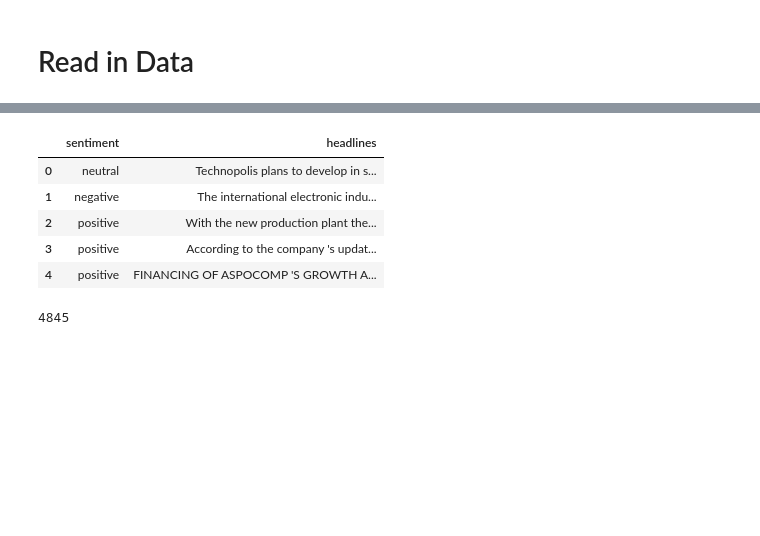
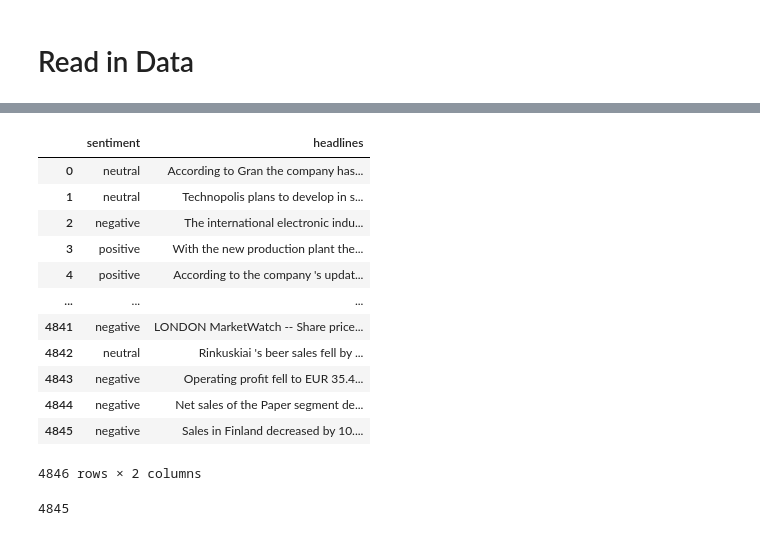
Before and after one commit to zarbin/UTA_Project-4, a Jupyter notebook: Production/NLP_financial_news.ipynb, the cells around one changed output, grey strips where cells are left out. Cells and saved outputs as stored; diff of their text form; code cells hidden in the pictures; blank space fills up the shorter version.

Commit message:
Altered NLP script so that it pulls data from the db rather than from the csv

```diff
--- a/Production/NLP_financial_news.ipynb
+++ b/Production/NLP_financial_news.ipynb
@@ -33,20 +33,17 @@ ps = nltk.PorterStemmer()
 # %%
 # Create a connection to the SQLite database
 database = "market_data.db"
-conn = create_connection(database)
+conn = sqlite3.connect(database)
 
 # Check if the connection is successful
 if conn is not None:
     # Read the data from the SQLite database into a Pandas DataFrame
-    data_news = pd.read_sql_query("SELECT * FROM Financial_News_Data_NLP", conn)
+    data = pd.read_sql_query("SELECT * FROM Financial_News_Data_NLP", conn)
 
     # Close the connection to the SQLite database
     conn.close()
 
-    # Display the first few rows of the DataFrame
-    print(data_news.head())
 else:
     print("Error! Cannot create the database connection.")
 
-# Dataframe preview
-print(data_news.head())
+data.head()
@@ -53,14 +57,28 @@ print(data_news.head())
-# %%
-data_news = pd.read_csv("Financial_News_Data_NLP.csv", encoding = "ISO-8859-1")
-data_news.columns = ["sentiment", "headlines"]
-data_news.head()
-# %% [output]
-|  | sentiment | headlines |
-| 0 | neutral | Technopolis plans to develop in s... |
-| 1 | negative | The international electronic indu... |
-| 2 | positive | With the new production plant the... |
-| 3 | positive | According to the company 's updat... |
-| 4 | positive | FINANCING OF ASPOCOMP 'S GROWTH A... |
+# %%
+# Grab the first row that is currently the header
+# Change the name of the headers
+# Add the first row back
+first_row = list(data.columns)
+data_news = data.copy()
+data_news.rename(columns={"neutral": "sentiment", first_row[1]: "headlines"}, inplace=True)
+row = pd.DataFrame({"sentiment": [first_row[0]], "headlines":[first_row[1]]}, index=[0])
+# simply concatenate both dataframes
+data_news = pd.concat([row, data_news]).reset_index(drop = True)
+data_news
+# %% [output]
+|  | sentiment | headlines |
+| 0 | neutral | According to Gran the company has... |
+| 1 | neutral | Technopolis plans to develop in s... |
+| 2 | negative | The international electronic indu... |
+| 3 | positive | With the new production plant the... |
+| 4 | positive | According to the company 's updat... |
+| ... | ... | ... |
+| 4841 | negative | LONDON MarketWatch -- Share price... |
+| 4842 | neutral | Rinkuskiai 's beer sales fell by ... |
+| 4843 | negative | Operating profit fell to EUR 35.4... |
+| 4844 | negative | Net sales of the Paper segment de... |
+| 4845 | negative | Sales in Finland decreased by 10.... |
+4846 rows × 2 columns
 # %%
 # What is the length of the dataset?
 len(data_news)
```
Also changed, not shown: parts of 1 cell of this notebook.
